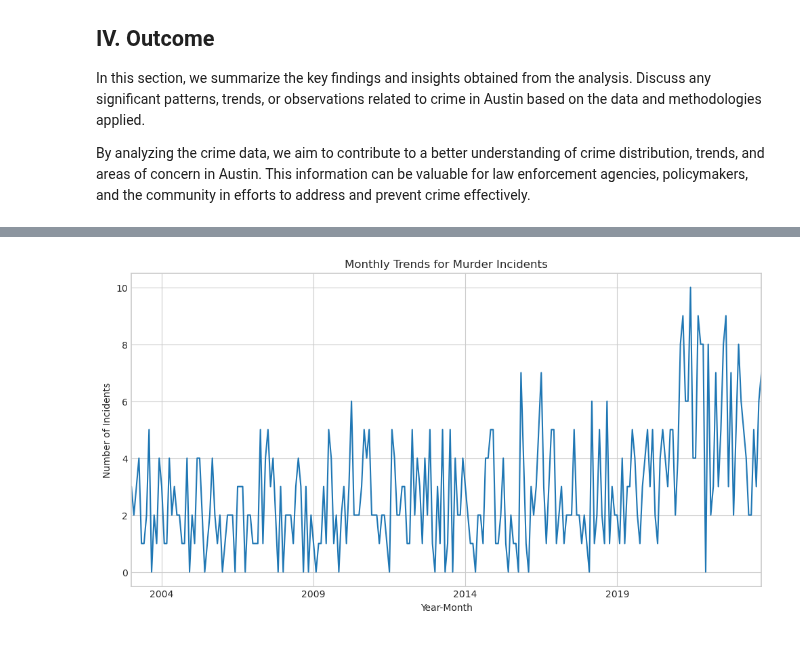
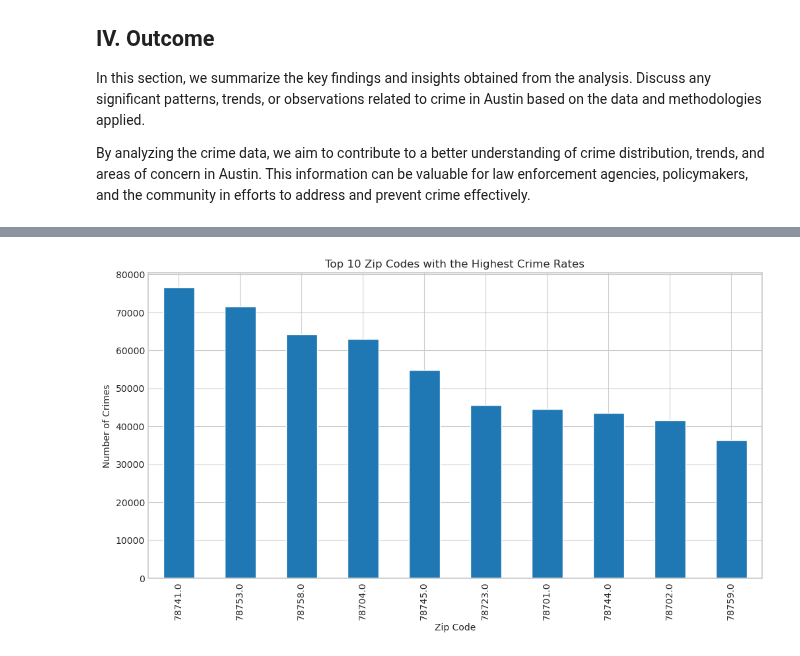
Before and after one commit to rgrantham82/Crime-Analysis, a Jupyter notebook: austin-crime-reports-analysis.ipynb, the cells around one changed output, grey strips where cells are left out. Cells and saved outputs as stored; diff of their text form; code cells hidden in the pictures.

Commit message:
Kaggle Notebook | Austin Crime Reports Analysis  | Version 18

```diff
--- a/austin-crime-reports-analysis.ipynb
+++ b/austin-crime-reports-analysis.ipynb
@@ -135,16 +125,7 @@ def calculate_distance_to_booking_office(df):
     return df
 # %%
 def clean_data(df):
-    """
-    Clean and preprocess the DataFrame.
-
-    Parameters:
-    - df (pd.DataFrame): The input DataFrame.
-
-    Returns:
-    - pd.DataFrame: The cleaned DataFrame.
-    """
-    # Drop unnecessary columns
+    # Clean and preprocess the DataFrame
     columns_to_drop = [
         "X-coordinate",
         "Y-coordinate",
@@ -152,11 +133,9 @@ def clean_data(df):
     ]
     df = df.drop(columns=columns_to_drop, errors="ignore")
 
-    # Convert date and time columns to datetime
     date_time_columns = ["Occurred Date Time", "Report Date Time", "Clearance Date"]
     for col in date_time_columns:
         df[col] = pd.to_datetime(df[col], errors="coerce")
-    # Handle missing values
     df.fillna(
         {
             "Zip Code": "Unknown",
@@ -172,7 +151,6 @@ def clean_data(df):
         inplace=True,
     )
 
-    # Convert columns to categorical
     categorical_columns = [
         "Highest Offense Description",
         "Zip Code",
@@ -186,24 +164,20 @@ def clean_data(df):
     ]
     df[categorical_columns] = df[categorical_columns].astype("category")
 
-    # Extract date-related features
     df["Year"] = df["Occurred Date Time"].dt.year
     df["Quarter"] = df["Occurred Date Time"].dt.quarter
     df["Month"] = df["Occurred Date Time"].dt.month
     df["Day"] = df["Occurred Date Time"].dt.day
     df["Day of Week"] = df["Occurred Date Time"].dt.dayofweek
 
-    # Create dummy variables for the day of the week
     day_of_week_dummies = pd.get_dummies(
         df["Day of Week"], prefix="Day", drop_first=True
     )
     df = pd.concat([df, day_of_week_dummies], axis=1)
 
-    # Set 'Occurred Date Time' as the index
     df.set_index("Occurred Date Time", inplace=True)
     df.sort_index(inplace=True)
 
-    # Calculate time to clearance
     df["Time to Clearance (Days)"] = (
         df["Clearance Date"] - df["Report Date Time"]
     ).dt.days
@@ -274,6 +213,7 @@ def cluster_crime_locations(df, n_clusters):
     df["Location Cluster"] = kmeans.fit_predict(df[["Latitude", "Longitude"]])
     return df
 # %%
+
 # Load the data
 file_path = "/kaggle/input/10232023/Crime_Reports.csv"
 data = load_data(file_path)
@@ -284,25 +224,38 @@ if data is not None:
     # Additional data analysis and visualizations can be performed here.
 
     # Data Summary and Cleaning
-    # Display basic statistics of the dataset
     data_description = data.describe()
 
-    # Check for missing values
     missing_values = data.isnull().sum()
 
-    # Handle missing values based on data_description and domain knowledge
-    # Example: Handling missing values in 'Clearance Status'
     data["Clearance Status"].fillna("Not Cleared", inplace=True)
 
-    # Safely get Latitude and Longitude columns with default values
     latitude = data.get("Latitude", 0.0)
     longitude = data.get("Longitude", 0.0)
 
+    if "Occurred Date Time" in data.columns:
+        data["Occurred Date Time"] = pd.to_datetime(data["Occurred Date Time"])
+        data["Report Date Time"] = pd.to_datetime(data["Report Date Time"])
+        data_types = data.dtypes
+
+        plt.figure(figsize=(12, 6))
+        data["Occurred Date Time"].value_counts().resample("M").sum().plot()
+        plt.title("Monthly Crime Trends")
+        plt.xlabel("Year-Month")
+        plt.ylabel("Number of Crimes")
+
+        yearly_crime_stats = data.groupby(data["Occurred Date Time"].dt.year)[
+            "Category Description"
+        ].count()
+        monthly_crime_stats = data.groupby(
+            data["Occurred Date Time"].dt.to_period("M")
+        )["Category Description"].count()
+    else:
+        print("The 'Occurred Date Time' column is not present in the dataset.")
     # Crime Categories Analysis
-    # Calculate the frequency of each crime category
+    data = data[data["Category Description"] != "Unknown"]
     crime_category_counts = data["Category Description"].value_counts()
 
-    # Explore the distribution of crimes based on categories
     plt.figure(figsize=(12, 6))
     sns.countplot(
         data=data, x="Category Description", order=crime_category_counts.index
@@ -311,49 +264,35 @@ if data is not None:
     plt.xlabel("Category Description")
     plt.ylabel("Number of Crimes")
     plt.xticks(rotation=90)
-    plt.show()
+    category_plot_file = os.path.join(OUTPUT_DIRECTORY, "crime_categories_plot.png")
+    plt.savefig(category_plot_file)
 
-    # Investigate trends and patterns in the "Murder" crime category
     specific_category = "Murder"
     category_trends = data[data["Category Description"] == specific_category]
 
-    # Create a time series plot for the "Murder" category
-    plt.figure(figsize=(12, 6))
-    category_trends.resample("M")["Category Description"].count().plot()
-    plt.title(f"Monthly Trends for {specific_category} Incidents")
-    plt.xlabel("Year-Month")
-    plt.ylabel("Number of Incidents")
-    plt.show()
-
-    # Location Analysis
-    # Examine the crime rates by zip code
     crime_by_zipcode = data["Zip Code"].value_counts()
 
-    # Calculate crime rates as percentages relative to the total
     crime_rates_by_zipcode = data["Zip Code"].value_counts(normalize=True)
 
-    # Create a bar chart to represent location-based insights
     plt.figure(figsize=(12, 6))
     crime_by_zipcode.head(10).plot(kind="bar")
     plt.title("Top 10 Zip Codes with the Highest Crime Rates")
     plt.xlabel("Zip Code")
     plt.ylabel("Number of Crimes")
-    plt.show()
+    zip_code_plot_file = os.path.join(OUTPUT_DIRECTORY, "top_zip_codes_plot.png")
+    plt.savefig(zip_code_plot_file)
 
-    # Example: Plot total property and violent crimes
     plot_bar_graph(
         data["Category Description"].value_counts(),
         "Crime Type",
         "Total Incidents",
         "Total Property & Violent Crimes (2003-Present)",
-        "total_crimes.png",
+        os.path.join(OUTPUT_DIRECTORY, "total_crimes_plot.png"),
     )
 
-    # Calculate distance to the booking office and cluster crime locations
     data = calculate_distance_to_booking_office(data)
     data = cluster_crime_locations(data, n_clusters=5)
 
-    # Create a scatter plot for the distance to booking office
     plt.figure(figsize=(12, 6))
     plt.scatter(
         data["Longitude"],
@@ -366,9 +305,11 @@ if data is not None:
     plt.xlabel("Longitude")
     plt.ylabel("Latitude")
     plt.colorbar(label="Distance to Booking Office (Miles)")
-    plt.show()
+    distance_plot_file = os.path.join(
+        OUTPUT_DIRECTORY, "distance_to_booking_office_plot.png"
+    )
+    plt.savefig(distance_plot_file)
 
-    # Create a scatter plot for clustered crime locations
     plt.figure(figsize=(12, 6))
     plt.scatter(
         data["Longitude"],
@@ -381,15 +322,19 @@ if data is not None:
     plt.xlabel("Longitude")
     plt.ylabel("Latitude")
     plt.colorbar(label="Cluster")
-    plt.show()
+    cluster_plot_file = os.path.join(OUTPUT_DIRECTORY, "clustered_locations_plot.png")
+    plt.savefig(cluster_plot_file)
 
-    # Generate heatmaps for different crime types
     crime_categories = ["Aggravated Assault", "Robbery", "Murder"]
     for category in crime_categories:
         create_heatmap(
             data[data["Category Description"] == category],
-            f"{category.lower().replace(' ', '_')}_heatmap.html",
+            os.path.join(
+                OUTPUT_DIRECTORY, f"{category.lower().replace(' ', '_')}_heatmap.html"
+            ),
         )
-    # Display plots and results
-    plt.show()
+    # Save the output file
+    output.close()
+# Display plots and results
+plt.show()
 # %% [output]
@@ -397 +343 @@ if data is not None:
-[figure, old version]
+[figure, new version]
```
Also changed, not shown: parts of 5 cells of this notebook.
